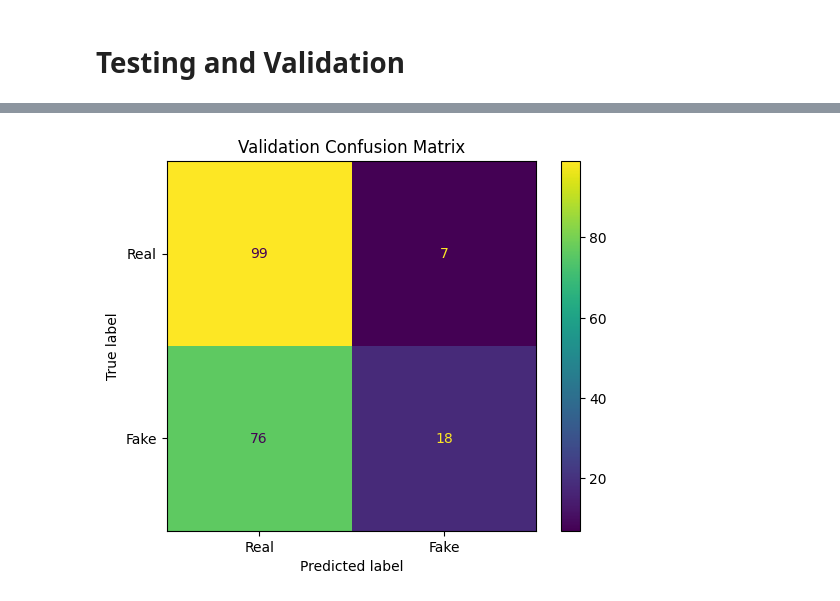
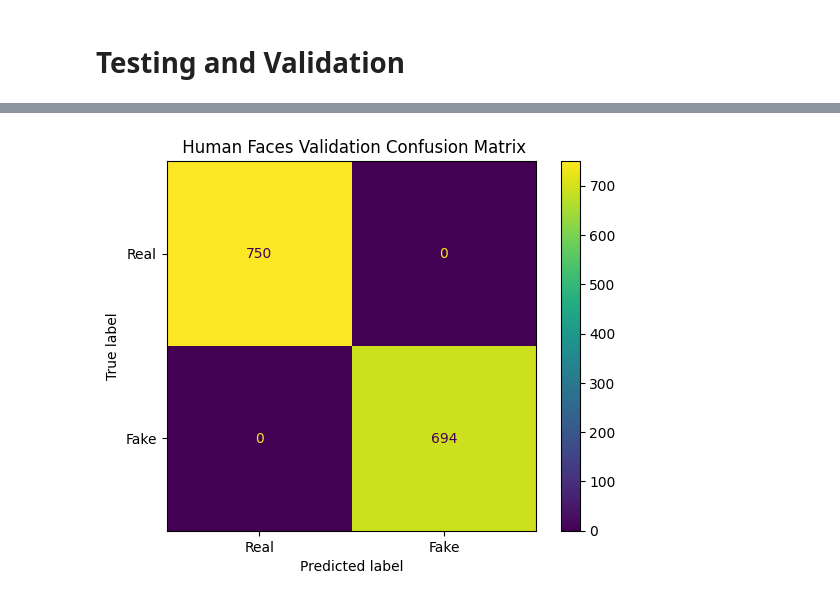
Before and after one commit to UIUC-CS445-DeepFakes/CNN, a Jupyter notebook: CNN_Final.ipynb, the cells around one changed output, grey strips where cells are left out. Drawn from its saved outputs; the diff is of its cells as text; code cells hidden in the pictures.

```diff
--- a/CNN_Final.ipynb
+++ b/CNN_Final.ipynb
@@ -106,18 +107,20 @@ class DeepfakeVGG16(nn.Module):
 
         # Optionally freeze early feature layers (conv1 + conv2 blocks)
         if freeze_features:
+            #for param in self.features.parameters():
             for param in self.features[:17].parameters():
                 param.requires_grad = False
 
         # ── Custom binary classifier ───────────────────────────────────────
         self.classifier = nn.Sequential(
-            nn.Linear(512 * 7 * 7, 4096),
+            #nn.Linear(512 * 7 * 7, 4096), 103,760,446 paramteres too large
+            nn.Linear(512 * 7 * 7, 512),
             nn.ReLU(inplace=True),
             nn.Dropout(p=dropout_p),
-            nn.Linear(4096, 1024),
-            nn.ReLU(inplace=True),
-            nn.Dropout(p=dropout_p),
-            nn.Linear(1024, 1),          # Single logit → BCEWithLogitsLoss
+            #nn.Linear(4096, 1024),
+            #nn.ReLU(inplace=True),
+            #nn.Dropout(p=dropout_p),
+            nn.Linear(512, 1)          # Single logit → BCEWithLogitsLoss
         )
 
         self._initialise_classifier()
@@ -251,33 +252,35 @@ def test_model(model,loader,state='test'):
 #Datasets and data loading
 train_path = "/content/CS445/train_dataset"
 train_ds = datasets.ImageFolder(train_path,transform=transform)
-train_ld = DataLoader(train_ds,batch_size=32,shuffle=True)
+train_ld = DataLoader(train_ds,batch_size=32,shuffle=True,num_workers=2,pin_memory=True)
 
 
 celebdf_test_path = "/content/CS445/CELEBDF/Test"
 celebdf_val_path = "/content/CS445/CELEBDF/Val"
+
 celebdf_val_ds = datasets.ImageFolder(celebdf_val_path,transform=transform)
-celebdf_val_ld = DataLoader(celebdf_val_ds,batch_size=32,shuffle=True)
+celebdf_val_ld = DataLoader(celebdf_val_ds,batch_size=32,shuffle=True,num_workers=2,pin_memory=True)
 celebdf_test_ds = datasets.ImageFolder(celebdf_test_path,transform=transform)
-celebdf_test_ld = DataLoader(celebdf_test_ds,batch_size=32,shuffle=False)
+celebdf_test_ld = DataLoader(celebdf_test_ds,batch_size=32,shuffle=True,num_workers=2,pin_memory=True)
 
 uadfv_test_path = "/content/CS445/UADFV/Test"
 uadfv_val_path = "/content/CS445/UADFV/Val"
 
 uadfv_val_ds = datasets.ImageFolder(uadfv_val_path,transform=transform)
-uadfv_val_ld = DataLoader(uadfv_val_ds,batch_size=32,shuffle=True)
+uadfv_val_ld = DataLoader(uadfv_val_ds,batch_size=32,shuffle=True,num_workers=2,pin_memory=True)
 uadfv_test_ds = datasets.ImageFolder(uadfv_test_path,transform=transform)
-uadfv_test_ld = DataLoader(uadfv_test_ds,batch_size=32,shuffle=False)
+uadfv_test_ld = DataLoader(uadfv_test_ds,batch_size=32,shuffle=True,num_workers=2,pin_memory=True)
 
 HvAI_test_path = "/content/CS445/HvAI/test"
 HvAI_val_path = "/content/CS445/HvAI/val"
 
 HvAI_val_ds = datasets.ImageFolder(HvAI_val_path,transform=transform)
-HvAI_val_ld = DataLoader(HvAI_val_ds,batch_size=32,shuffle=True)
+HvAI_val_ld = DataLoader(HvAI_val_ds,batch_size=32,shuffle=True,num_workers=2,pin_memory=True)
 HvAI_test_ds = datasets.ImageFolder(HvAI_test_path,transform=transform)
-HvAI_test_ld = DataLoader(HvAI_test_ds,batch_size=32,shuffle=False)
+HvAI_test_ld = DataLoader(HvAI_test_ds,batch_size=32,shuffle=True,num_workers=2,pin_memory=True)
 # %% [markdown]
 # **Model Training**
 # %%
-training_loss = train_model(vgg_model,5,train_ld)
+vgg_model.train()
+training_loss = train_model(vgg_model,10,train_ld)
 # %% [output]
@@ -323,4 +494,4 @@ test_accuracy = test_model(vgg_model,test_ld,'test')
 # %%
-pred,lbl = test_model(vgg_model,val_ld,'val')
+HvAI_pred,HvAI_lbl,HvAI_val_report = test_model(vgg_model,HvAI_val_ld,'val')
 # %%
 #getting a sample to predict and display
@@ -340,12 +517,12 @@ plt.show()
 # %%
 #validation  Scores
 
-disp_matrix =  ConfusionMatrixDisplay(confusion_matrix=confusion_matrix(lbl,pred),display_labels=["Real","Fake"])
-disp_matrix.plot()
-plt.title("Validation Confusion Matrix")
+HvAI_disp_matrix =  ConfusionMatrixDisplay(confusion_matrix=confusion_matrix(HvAI_lbl, HvAI_pred),display_labels=["Real","Fake"])
+HvAI_disp_matrix.plot()
+plt.title(" Human Faces Validation Confusion Matrix")
 plt.show()
 # %% [output]
-[figure, old version]
+[figure, new version]
 # %%
 #Clean up colab space
 shutil.rmtree("/content/CS445")
```
Also changed, not shown: parts of 18 cells of this notebook.
